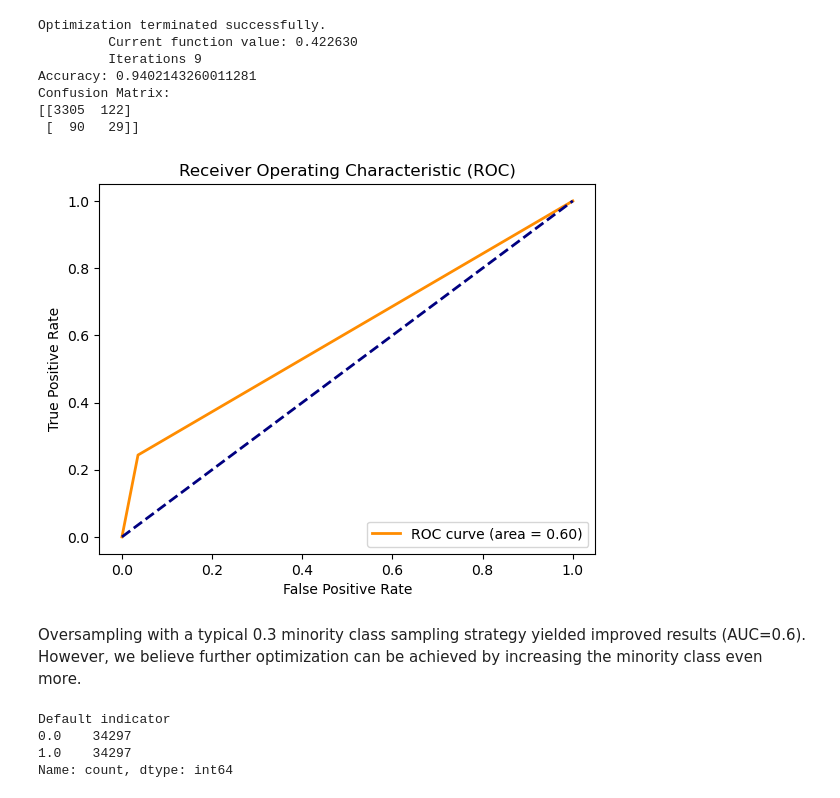
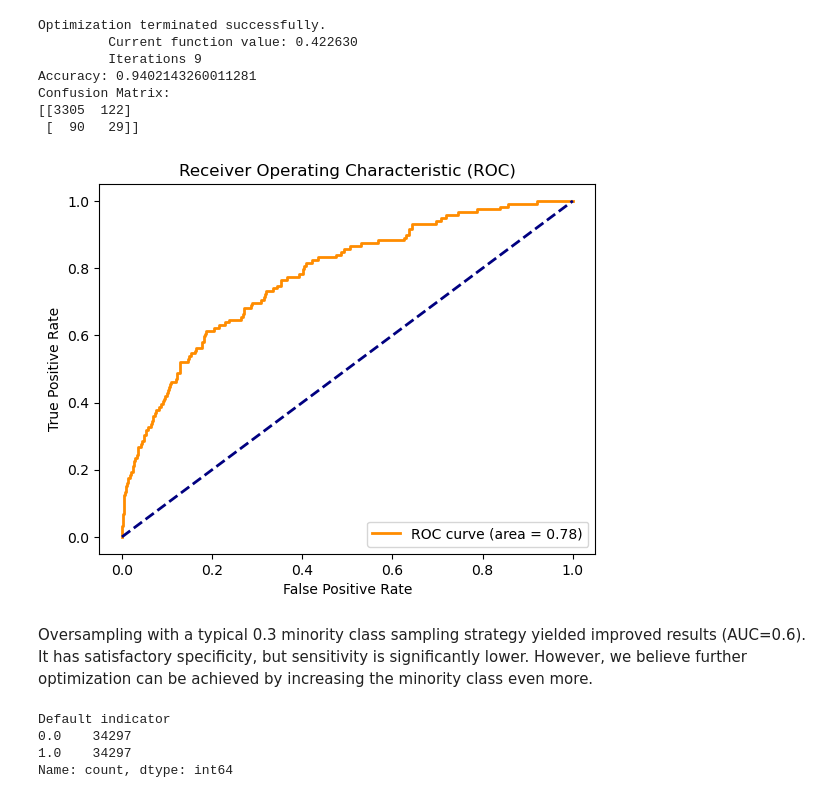
Before and after one commit to Jagodno/Pre-selection-Assignment, a Jupyter notebook: jupyter_notebooks/logistic_regression.ipynb, the cells around one changed output. Drawn from its saved outputs; the diff is of its cells as text; code cells hidden in the pictures.

```diff
--- a/jupyter_notebooks/logistic_regression.ipynb
+++ b/jupyter_notebooks/logistic_regression.ipynb
@@ -89,6 +102,6 @@ Confusion Matrix:
  [ 117    2]]
 # %%
 # roc curve
-fpr, tpr, thresholds = roc_curve(y_val, y_pred)
+fpr, tpr, thresholds = roc_curve(y_val, logit_result.predict(sm.add_constant(X_val_scaled)))
 plot_roc(fpr, tpr)
 # %% [output]
@@ -125,12 +138,12 @@ Confusion Matrix:
 [[3305  122]
  [  90   29]]
 # %%
-fpr, tpr, thresholds = roc_curve(y_val, y_pred)
+fpr, tpr, thresholds = roc_curve(y_val, logit_result.predict(sm.add_constant(X_val_scaled)))
 plot_roc(fpr, tpr)
 # %% [output]
-[figure, old version]
+[figure, new version]
 # %% [markdown]
-Oversampling with a typical 0.3 minority class sampling strategy yielded improved results (AUC=0.6). However, we believe further optimization can be achieved by increasing the minority class even more.
+Oversampling with a typical 0.3 minority class sampling strategy yielded improved results (AUC=0.6). It has satisfactory specificity, but sensitivity is significantly lower. However, we believe further optimization can be achieved by increasing the minority class even more.
 # %%
 smot = SMOTE(sampling_strategy=1, random_state=42)
 oversampled_X, oversampled_Y = smot.fit_resample(X_train_scaled, y_train)
```
Also changed, not shown: parts of 20 cells of this notebook.
